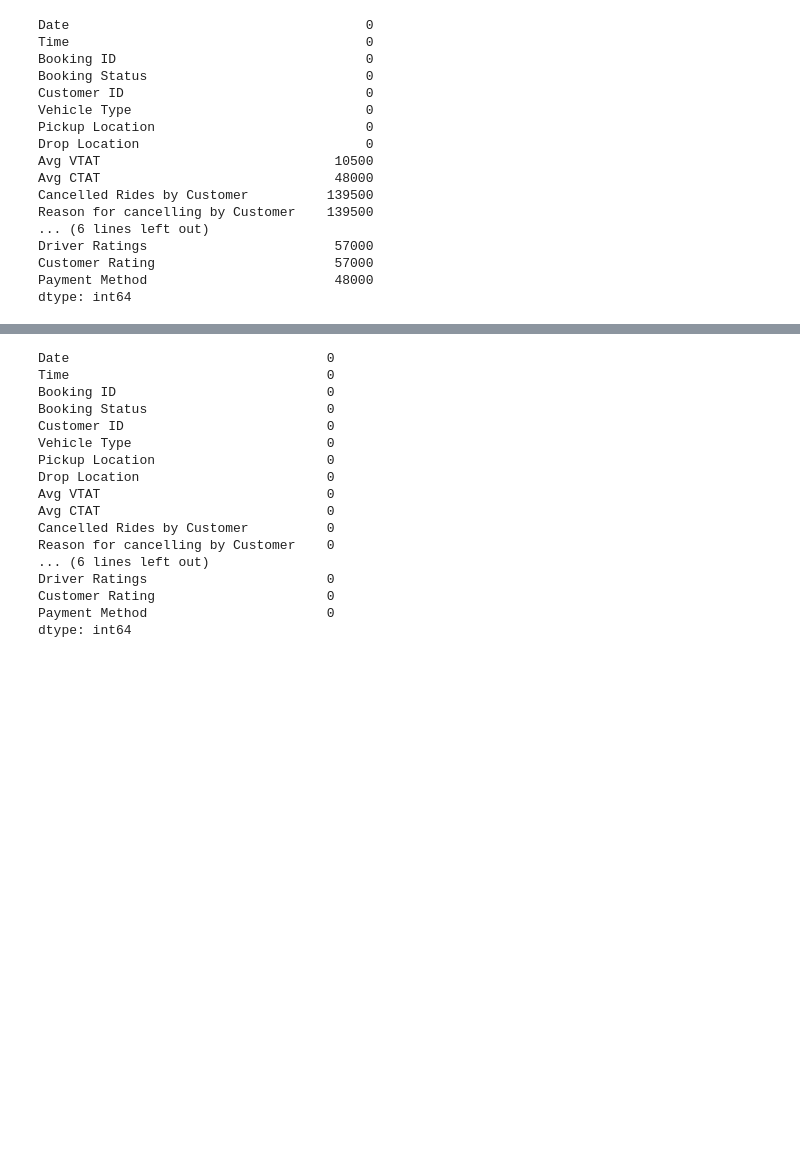
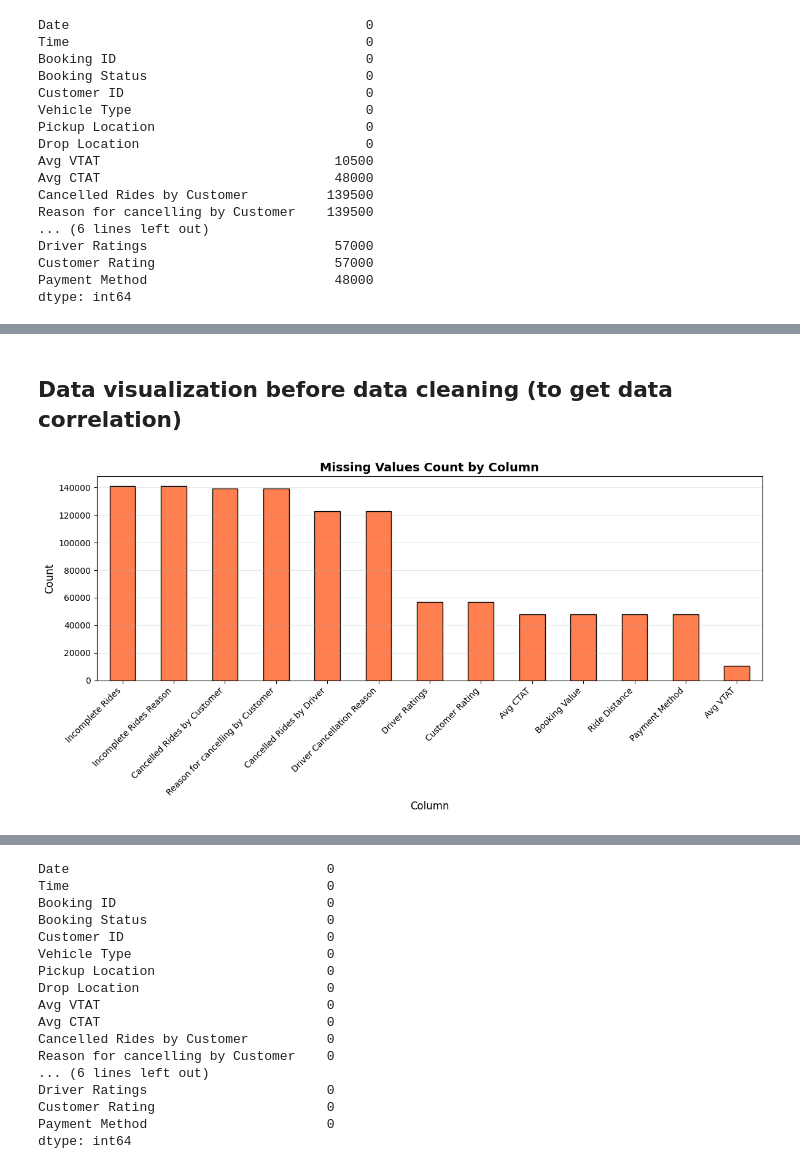
Before and after one commit to Mipjeiger/Taxi-trip-end-to-end-engineering, a Jupyter notebook: ml-engineer/notebooks/01_eda.ipynb, the cells around one changed output, grey strips where cells are left out. Cells and saved outputs as stored; diff of their text form; code cells hidden in the pictures; blank space fills up the shorter version.

Commit message:
add code logic to investigate missing values by data science method

```diff
--- a/ml-engineer/notebooks/01_eda.ipynb
+++ b/ml-engineer/notebooks/01_eda.ipynb
@@ -83,3 +83,26 @@ df.head()
 | 2 | 2024-08-23 | 08:56:10 | "CNR8494506" | Completed | "CID9202816" | Auto | Khandsa | ... |
 | 3 | 2024-10-21 | 17:17:25 | "CNR8906825" | Completed | "CID2610914" | Premier Sedan | Central Secretariat | ... |
 | 4 | 2024-09-16 | 22:08:00 | "CNR1950162" | Completed | "CID9933542" | Bike | Ghitorni Village | ... |
+# %%
+df['Date'] = pd.to_datetime(df['Date'], errors='coerce')
+df['Time'] = pd.to_datetime(df['Time'], errors='coerce').dt.time
+# %% [markdown]
+## Data visualization before data cleaning (to get data correlation)
+# %%
+import matplotlib.pyplot as plt
+import seaborn as sns
+
+# Bar chart - Missing values count
+fig, ax = plt.subplots(figsize=(12, 6))
+missing_counts = df.isnull().sum()
+missing_counts = missing_counts[missing_counts > 0].sort_values(ascending=False)
+missing_counts.plot(kind='bar', ax=ax, color='coral', edgecolor='black')
+plt.title('Missing Values Count by Column', fontsize=14, fontweight='bold')
+plt.xlabel('Column', fontsize=12)
+plt.ylabel('Count', fontsize=12)
+plt.xticks(rotation=45, ha='right')
+plt.grid(axis='y', alpha=0.3)
+plt.tight_layout()
+plt.show()
+# %% [output]
+[figure, added]
```
Also changed, not shown: parts of 4 cells of this notebook, 2 other files.
